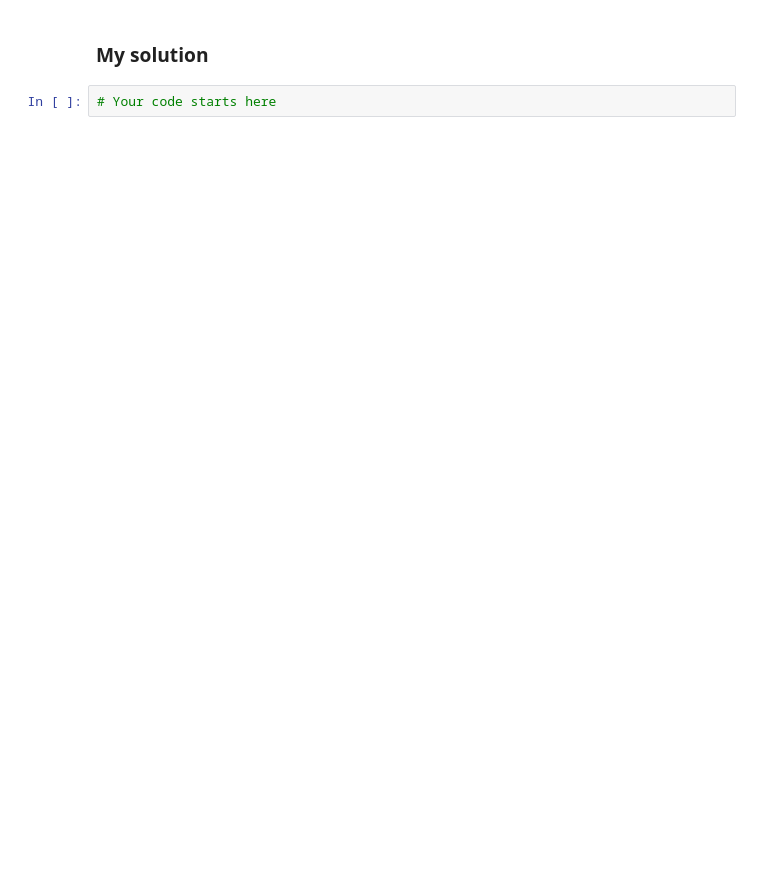
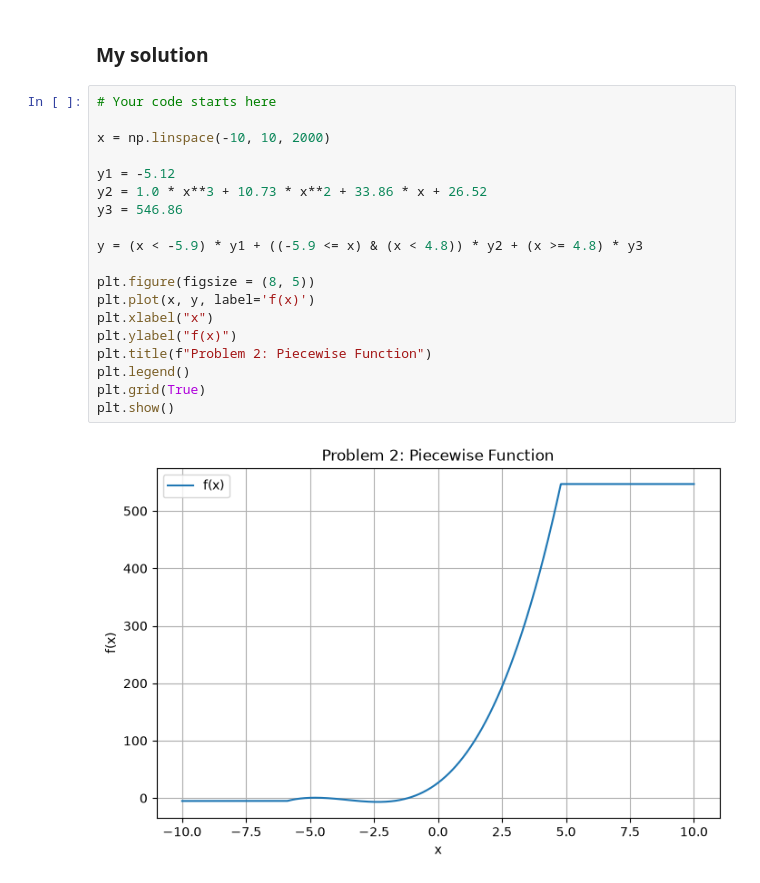
Before and after one commit to karolynegomesdamota/Software-1, a Jupyter notebook: Math:Phy Python Lab/Karolyne_Gomes_da_Mota_Lab3.ipynb, the cells around one changed output. Cells and saved outputs as stored; diff of their text form; blank space fills up the shorter version.

```diff
--- a/Math:Phy Python Lab/Karolyne_Gomes_da_Mota_Lab3.ipynb
+++ b/Math:Phy Python Lab/Karolyne_Gomes_da_Mota_Lab3.ipynb
@@ -67,3 +91,22 @@ display(Markdown(txt))
 ### My solution
 # %%
 # Your code starts here
+
+x = np.linspace(-10, 10, 2000)
+
+y1 = -5.12
+y2 = 1.0 * x**3 + 10.73 * x**2 + 33.86 * x + 26.52
+y3 = 546.86
+
+y = (x < -5.9) * y1 + ((-5.9 <= x) & (x < 4.8)) * y2 + (x >= 4.8) * y3
+
+plt.figure(figsize = (8, 5))
+plt.plot(x, y, label='f(x)')
+plt.xlabel("x")
+plt.ylabel("f(x)")
+plt.title(f"Problem 2: Piecewise Function")
+plt.legend()
+plt.grid(True)
+plt.show()
+# %% [output]
+[figure, added]
```
Also changed, not shown: parts of 2 cells of this notebook, 1 other file.
